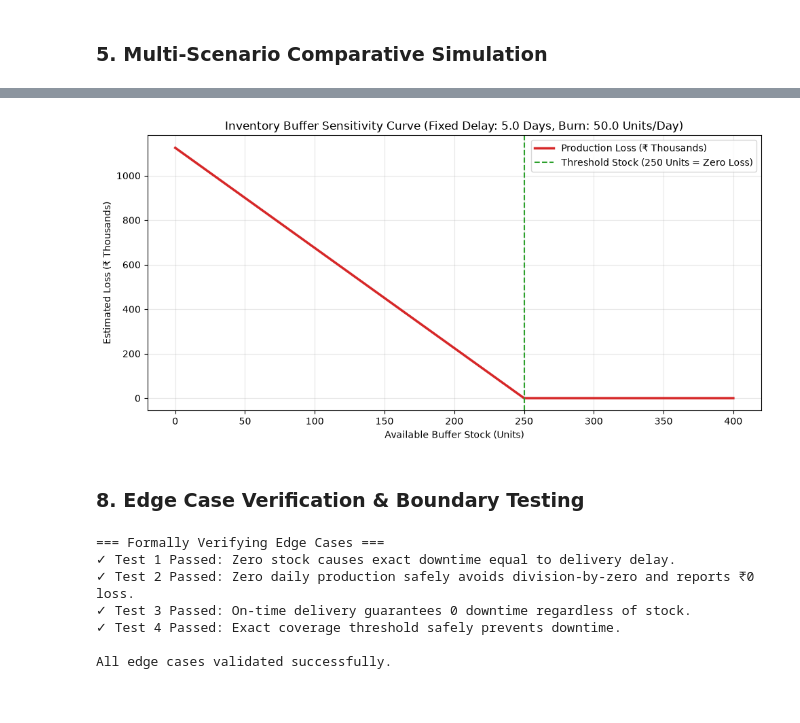
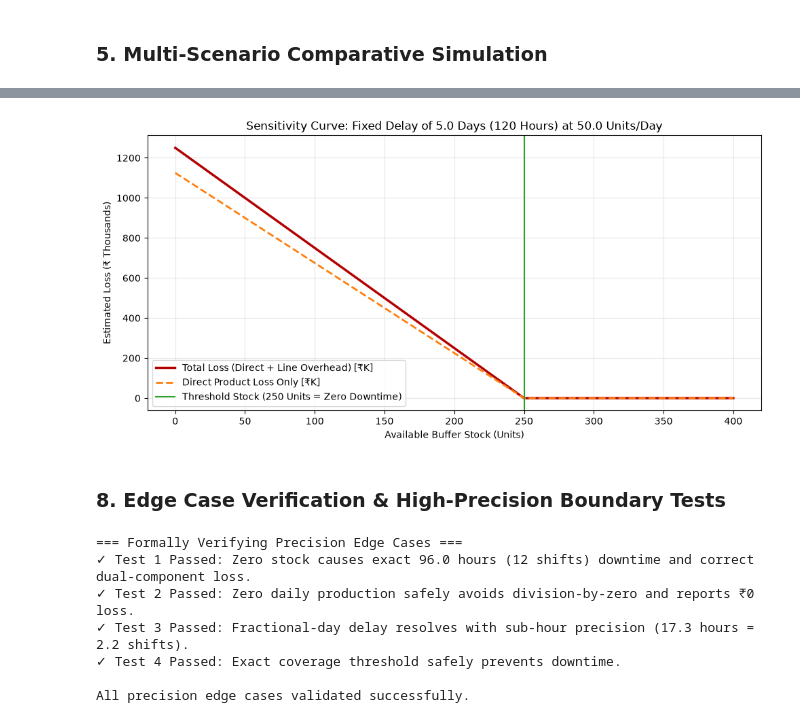
Before and after one commit to UV-Srs/ML, a Jupyter notebook: notebooks/09_Production_Loss_Analysis.ipynb, the cells around one changed output, grey strips where cells are left out. Saved outputs shown, nothing was run; the diff lists cells and outputs as text; code cells hidden in the pictures.

```diff
--- a/notebooks/09_Production_Loss_Analysis.ipynb
+++ b/notebooks/09_Production_Loss_Analysis.ipynb
@@ -253,66 +316,72 @@ plt.show()
 # %%
-# Simulate varying stock levels from 0 to 400 units under a fixed 5-day delay
 stock_levels = np.linspace(0, 400, 41)
 sim_delay = 5.0
 sim_daily_prod = 50.0
 sim_cost = 4500.0
+sim_overhead = 25000.0
 
-downtimes = []
-losses = []
+direct_losses = []
+total_losses = []
 
 for s in stock_levels:
-    out = calculate_production_loss(sim_delay, s, sim_daily_prod, sim_cost)
-    downtimes.append(out["Production_Downtime_Days"])
-    losses.append(out["Total_Production_Loss"] / 1000.0) # in thousands
+    out = calculate_production_loss_precision(sim_delay, s, sim_daily_prod, sim_cost, sim_overhead)
+    direct_losses.append(out["Direct_Product_Loss"] / 1000.0)
+    total_losses.append(out["Total_Production_Loss"] / 1000.0)
 
 plt.figure(figsize=(10, 5))
-plt.plot(stock_levels, losses, color='#d62728', linewidth=2.5, label='Production Loss (₹ Thousands)')
-plt.axvline(x=sim_delay * sim_daily_prod, color='#2ca02c', linestyle='--', label=f'Threshold Stock ({sim_delay * sim_daily_prod:.0f} Units = Zero Loss)')
+plt.plot(stock_levels, total_losses, color='#b30000', linewidth=2.5, label='Total Loss (Direct + Line Overhead) [₹K]')
+plt.plot(stock_levels, direct_losses, color='#ff7f0e', linestyle='--', linewidth=2.0, label='Direct Product Loss Only [₹K]')
+plt.axvline(x=sim_delay * sim_daily_prod, color='#2ca02c', linestyle='-', label=f'Threshold Stock ({sim_delay * sim_daily_prod:.0f} Units = Zero Downtime)')
+
 plt.xlabel("Available Buffer Stock (Units)")
 plt.ylabel("Estimated Loss (₹ Thousands)")
-plt.title(f"Inventory Buffer Sensitivity Curve (Fixed Delay: {sim_delay} Days, Burn: {sim_daily_prod} Units/Day)")
+plt.title(f"Sensitivity Curve: Fixed Delay of {sim_delay} Days (120 Hours) at {sim_daily_prod} Units/Day")
 plt.legend()
 plt.grid(True, alpha=0.3)
 plt.tight_layout()
 plt.show()
 # %% [output]
-[figure, old version]
+[figure, new version]
 # %% [markdown]
-### 8. Edge Case Verification & Boundary Testing
+### 8. Edge Case Verification & High-Precision Boundary Tests
 # %%
-print("=== Formally Verifying Edge Cases ===")
+print("=== Formally Verifying Precision Edge Cases ===")
 
 # Test 1: Zero Stock
-t1 = calculate_production_loss(predicted_delay_days=4.0, available_stock=0, daily_production=50, unit_cost=1000)
+t1 = calculate_production_loss_precision(predicted_delay_days=4.0, available_stock=0, daily_production=50, unit_cost=1000, daily_fixed_overhead=20000)
 assert t1["Stock_Coverage_Days"] == 0.0
 assert t1["Production_Downtime_Days"] == 4.0
-assert t1["Total_Production_Loss"] == 200000.0
-print("✓ Test 1 Passed: Zero stock causes exact downtime equal to delivery delay.")
+assert t1["Production_Downtime_Hours"] == 96.0
+assert t1["Lost_Shifts_8h"] == 12.0
+assert t1["Direct_Product_Loss"] == 200000.0
+assert t1["Fixed_Overhead_Loss"] == 80000.0
+assert t1["Total_Production_Loss"] == 280000.0
+print("✓ Test 1 Passed: Zero stock causes exact 96.0 hours (12 shifts) downtime and correct dual-component loss.")
 
 # Test 2: Zero Daily Production Requirement (Line Inactive)
-t2 = calculate_production_loss(predicted_delay_days=5.0, available_stock=100, daily_production=0, unit_cost=1000)
+t2 = calculate_production_loss_precision(predicted_delay_days=5.0, available_stock=100, daily_production=0, unit_cost=1000)
 assert t2["Production_Downtime_Days"] == 0.0
 assert t2["Total_Production_Loss"] == 0.0
 print("✓ Test 2 Passed: Zero daily production safely avoids division-by-zero and reports ₹0 loss.")
 
-# Test 3: On-Time / Early Delivery (0 Days Delay)
-t3 = calculate_production_loss(predicted_delay_days=0.0, available_stock=50, daily_production=50, unit_cost=1000)
-assert t3["Production_Downtime_Days"] == 0.0
-assert t3["Total_Production_Loss"] == 0.0
-print("✓ Test 3 Passed: On-time delivery guarantees 0 downtime regardless of stock.")
+# Test 3: Fractional-Day Delay (e.g. 17.3 Hours Late = 0.7208 Days)
+t3 = calculate_production_loss_precision(predicted_delay_days=17.3/24.0, available_stock=0, daily_production=48, unit_cost=2500)
+assert abs(t3["Production_Downtime_Hours"] - 17.3) < 0.05
+assert t3["Lost_Shifts_8h"] == 2.2
+print("✓ Test 3 Passed: Fractional-day delay resolves with sub-hour precision (17.3 hours = 2.2 shifts).")
 
 # Test 4: Exact Coverage Match (Delay == Coverage)
-t4 = calculate_production_loss(predicted_delay_days=3.0, available_stock=150, daily_production=50, unit_cost=1000)
+t4 = calculate_production_loss_precision(predicted_delay_days=3.0, available_stock=150, daily_production=50, unit_cost=1000)
 assert t4["Production_Downtime_Days"] == 0.0
 assert t4["Total_Production_Loss"] == 0.0
 print("✓ Test 4 Passed: Exact coverage threshold safely prevents downtime.")
 
-print("\nAll edge cases validated successfully.")
+print("\nAll precision edge cases validated successfully.")
 # %% [output]
-=== Formally Verifying Edge Cases ===
-✓ Test 1 Passed: Zero stock causes exact downtime equal to delivery delay.
+=== Formally Verifying Precision Edge Cases ===
+✓ Test 1 Passed: Zero stock causes exact 96.0 hours (12 shifts) downtime and correct dual-component loss.
 ✓ Test 2 Passed: Zero daily production safely avoids division-by-zero and reports ₹0 loss.
-✓ Test 3 Passed: On-time delivery guarantees 0 downtime regardless of stock.
+✓ Test 3 Passed: Fractional-day delay resolves with sub-hour precision (17.3 hours = 2.2 shifts).
 ✓ Test 4 Passed: Exact coverage threshold safely prevents downtime.
 
-All edge cases validated successfully.
+All precision edge cases validated successfully.
```
Also changed, not shown: parts of 11 cells of this notebook, 5 other files.
